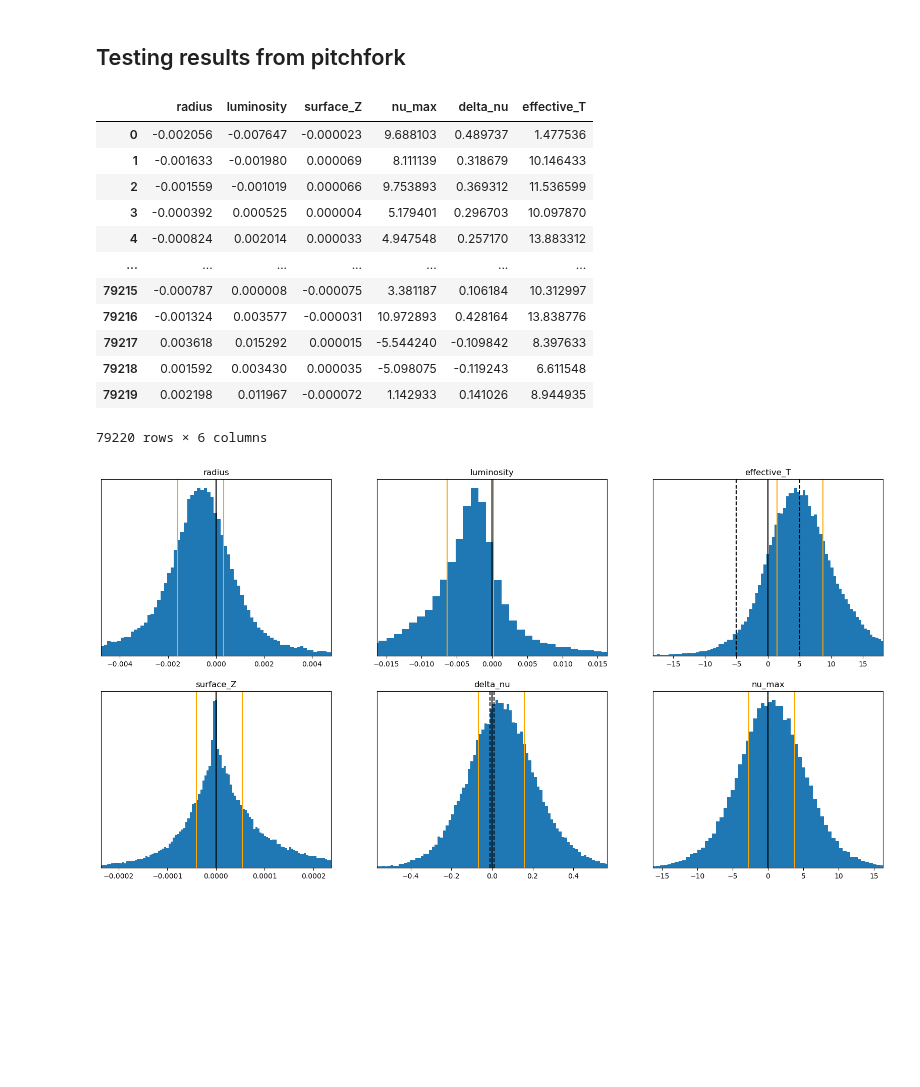
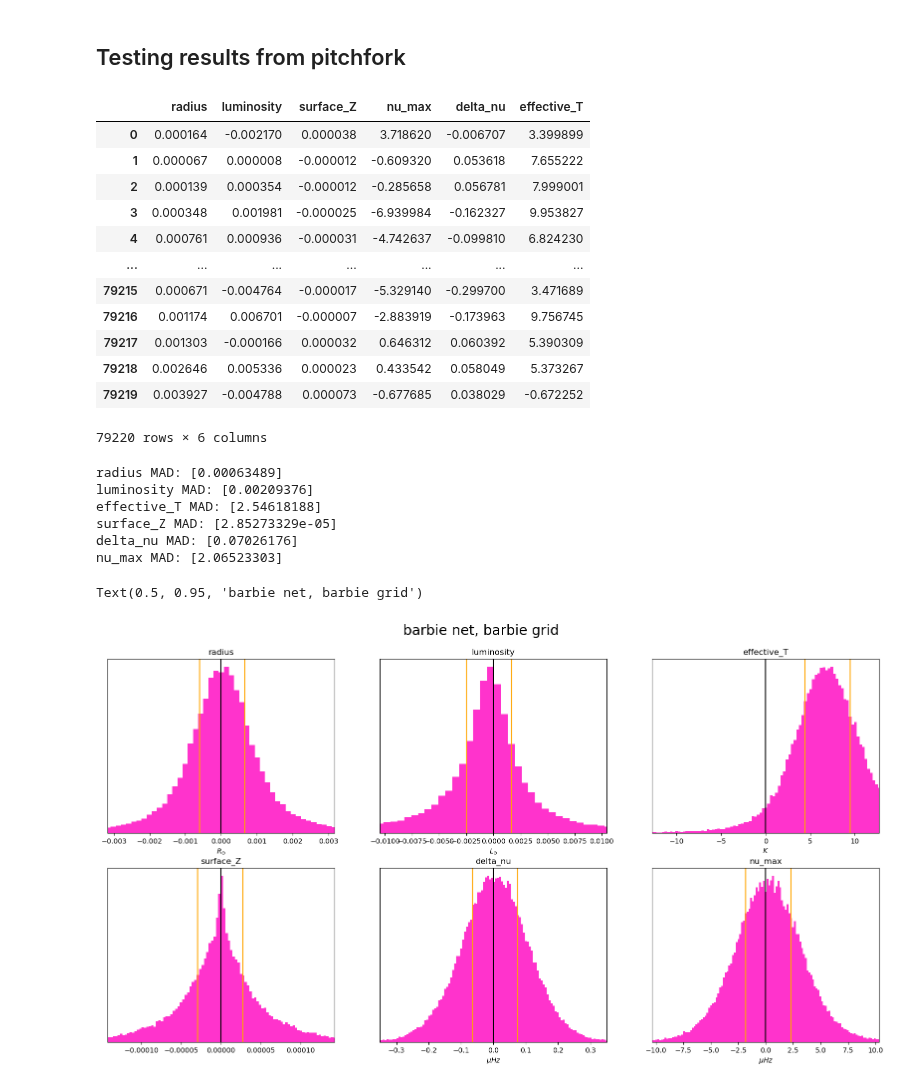
Before and after one commit to ojscutt/pitchfork, a Jupyter notebook: keystone/3_test_barbie.ipynb, the cells around one changed output. Saved outputs shown, nothing was run; the diff lists cells and outputs as text; code cells hidden in the pictures; blank space fills up the shorter version.

Commit message:
barbie and bob plots, padding

```diff
--- a/keystone/3_test_barbie.ipynb
+++ b/keystone/3_test_barbie.ipynb
@@ -56,7 +50,7 @@ keep same routine as during training
 # %%
 #### load in grid
 #df_full = pd.read_hdf('/home/oxs235/datastorage/repos_data/' + str(path) + '/data/df_all_log.h5', key='df')
-df_full = pd.read_hdf('/home/oxs235/datastorage/repos_data/ojscutt/pitchfork/data/keystone/barbie.h5', key='df')
+df_full = pd.read_hdf('/home/oxs235/datastorage/repos_data/ojscutt/pitchfork/data/keystone/bob.h5', key='df')
 
 #### define inputs
 inputs = ['log_initial_mass_std', 'log_initial_Zinit_std', 'log_initial_Yinit_std', 'log_initial_MLT_std', 'log_star_age_std']
@@ -139,35 +133,40 @@ pitchfork_errors_df=pd.DataFrame(np.array(df_test[outputs+['effective_T']]) - np
 pitchfork_errors_df
 # %% [output]
 |  | radius | luminosity | surface_Z | nu_max | delta_nu | effective_T |
-| 0 | -0.002056 | -0.007647 | -0.000023 | 9.688103 | 0.489737 | 1.477536 |
-| 1 | -0.001633 | -0.001980 | 0.000069 | 8.111139 | 0.318679 | 10.146433 |
-| 2 | -0.001559 | -0.001019 | 0.000066 | 9.753893 | 0.369312 | 11.536599 |
-| 3 | -0.000392 | 0.000525 | 0.000004 | 5.179401 | 0.296703 | 10.097870 |
-| 4 | -0.000824 | 0.002014 | 0.000033 | 4.947548 | 0.257170 | 13.883312 |
+| 0 | 0.000164 | -0.002170 | 0.000038 | 3.718620 | -0.006707 | 3.399899 |
+| 1 | 0.000067 | 0.000008 | -0.000012 | -0.609320 | 0.053618 | 7.655222 |
+| 2 | 0.000139 | 0.000354 | -0.000012 | -0.285658 | 0.056781 | 7.999001 |
+| 3 | 0.000348 | 0.001981 | -0.000025 | -6.939984 | -0.162327 | 9.953827 |
+| 4 | 0.000761 | 0.000936 | -0.000031 | -4.742637 | -0.099810 | 6.824230 |
 | ... | ... | ... | ... | ... | ... | ... |
-| 79215 | -0.000787 | 0.000008 | -0.000075 | 3.381187 | 0.106184 | 10.312997 |
-| 79216 | -0.001324 | 0.003577 | -0.000031 | 10.972893 | 0.428164 | 13.838776 |
-| 79217 | 0.003618 | 0.015292 | 0.000015 | -5.544240 | -0.109842 | 8.397633 |
-| 79218 | 0.001592 | 0.003430 | 0.000035 | -5.098075 | -0.119243 | 6.611548 |
-| 79219 | 0.002198 | 0.011967 | -0.000072 | 1.142933 | 0.141026 | 8.944935 |
+| 79215 | 0.000671 | -0.004764 | -0.000017 | -5.329140 | -0.299700 | 3.471689 |
+| 79216 | 0.001174 | 0.006701 | -0.000007 | -2.883919 | -0.173963 | 9.756745 |
+| 79217 | 0.001303 | -0.000166 | 0.000032 | 0.646312 | 0.060392 | 5.390309 |
+| 79218 | 0.002646 | 0.005336 | 0.000023 | 0.433542 | 0.058049 | 5.373267 |
+| 79219 | 0.003927 | -0.004788 | 0.000073 | -0.677685 | 0.038029 | -0.672252 |
 79220 rows × 6 columns
 # %%
-def output_plot(output, target_unc, axis):
+def output_plot(output, target_unc, axis, color):
     errors = pitchfork_errors_df[output]
     errors_mad = stats.median_abs_deviation(errors)
+    print(output + " MAD: " + str(errors_mad))
     errors_med = np.median(errors)
 
-    axis.hist(errors, bins=500)
-    axis.axvline(target_unc, linestyle='dashed', color='black')
-    axis.axvline(-target_unc, linestyle='dashed', color='black')
+    axis.hist(errors, bins=500, color=color)
+    #axis.axvline(target_unc, linestyle='dashed', color='black')
+    #axis.axvline(-target_unc, linestyle='dashed', color='black')
     axis.axvline(0, color='black')
     axis.axvline(errors_med + errors_mad, color='orange')
     axis.axvline(errors_med -errors_mad, color='orange')
     axis.set_xlim(-5*errors_mad, 5*errors_mad)
+    # if errors_mad > target_unc:
+    #     axis.set_xlim(-5*errors_mad, 5*errors_mad)
+    # else:
+    #     axis.set_xlim(-3*target_unc, 3*target_unc)
     axis.set_title(output)
     axis.set_yticks([])
 
-def pitchfork_eval(pitchfork, df_test):
+def pitchfork_eval(pitchfork, df_test, color):
     #### define inputs
     inputs = ['log_initial_mass_std', 'log_initial_Zinit_std', 'log_initial_Yinit_std', 'log_initial_MLT_std', 'log_star_age_std']
 
@@ -192,18 +191,36 @@ def pitchfork_eval(pitchfork, df_test):
 
     fig, ((ax1, ax2, ax3), (ax4, ax5, ax6)) = plt.subplots(2, 3, figsize=(20,10))
 
-    output_plot('radius', 0.01, ax1)
+    output_plot('radius', 0.01, ax1,color)
+    ax1.set_xlabel('$R_{\odot}$')
 
-    output_plot('luminosity', 0.02, ax2)
+    output_plot('luminosity', 0.02, ax2,color)
+    ax2.set_xlabel('$L_{\odot}$')
 
-    output_plot('effective_T', 5, ax3)
+    output_plot('effective_T', 5, ax3,color)
+    ax3.set_xlabel('$K$')
 
-    output_plot('surface_Z', 0.1, ax4)
+    output_plot('surface_Z', 0.0001, ax4,color)
+    ax4.set_xlabel('')
 
-    output_plot('delta_nu', 0.01, ax5)
+    output_plot('delta_nu', 0.01, ax5,color)
+    ax5.set_xlabel('$\mu Hz$')
 
-    output_plot('nu_max', 0.01, ax6)
+    output_plot('nu_max', 0.01, ax6,color)
+    ax6.set_xlabel('$\mu Hz$')
 # %%
-pitchfork_eval(pitchfork, df_test)
+cmap = matplotlib.colormaps.get_cmap('spring')
+
+rgba = cmap(0.2)
+
+pitchfork_eval(pitchfork, df_test, rgba)
+plt.suptitle("barbie net, barbie grid", y=0.95, fontsize=20)
 # %% [output]
+radius MAD: [0.00063489]
+luminosity MAD: [0.00209376]
+effective_T MAD: [2.54618188]
+surface_Z MAD: [2.85273329e-05]
+delta_nu MAD: [0.07026176]
+nu_max MAD: [2.06523303]
+Text(0.5, 0.95, 'barbie net, barbie grid')
-[figure, old version]
+[figure, new version]
```
Also changed, not shown: parts of 2 cells of this notebook, 6 other files.
